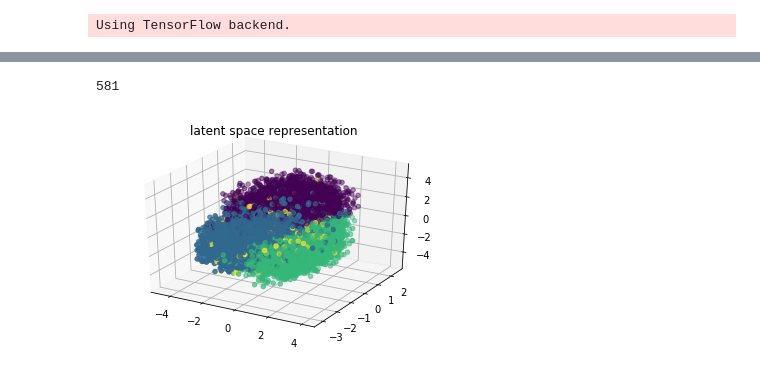
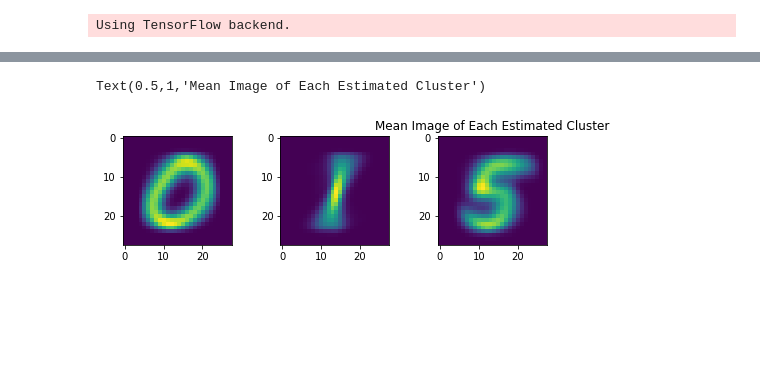
Before and after one commit to QingyuZhao/TruncatedGaussianMixtureVAE, a Jupyter notebook: mnist.ipynb, the cells around one changed output, grey strips where cells are left out. Cells and saved outputs as stored; diff of their text form; code cells hidden in the pictures; blank space fills up the shorter version.

```diff
--- a/mnist.ipynb
+++ b/mnist.ipynb
@@ -219,7 +239,6 @@ Epoch 50/50
 [z_mean, z_log_var, z, mu, c, c_outlier, pi] = encoder.predict([x_train,dummy_train],batch_size=batch_size)
 
 # estimate label
-
 labels = np.zeros(x_train.shape[0])
 for i in range(0, x_train.shape[0]):
     max_prob = np.max(np.multiply(c[i,:],c_outlier[i,0]))
@@ -228,15 +247,24 @@ for i in range(0, x_train.shape[0]):
         labels[i] = idx
     else:
         labels[i] = class_num
-
-# plot latent space
-#%matplotlib notebook
-fig = plt.figure()
-ax = fig.add_subplot(111, projection='3d')
-ax.scatter(z_mean[:, 0], z_mean[:, 1],z_mean[:,2], c=labels)
-ax.axis('equal')
-plt.title('latent space representation')
-np.sum(labels == 3)
-# %% [output]
-581
-[figure, removed]
+# %%
+dist = np.zeros(3)
+labels_new = np.zeros((x_train.shape[0],)) + 3
+
+# matched estimated cluster with ground-truth cluster
+for i in range(0,3):
+    mean_est = np.mean(x_train[labels == i,:], axis = 0)
+    for j in range(0,3):
+       dist[j] = np.linalg.norm(mean_train[j,:]-mean_est)
+
+    idx_shuffle = np.argmin(dist)
+    labels_new[labels == i] = idx_shuffle
+
+fig = plt.figure(figsize=(8,2))
+for i in range(3):
+    ax = fig.add_subplot(1,3,i+1)
+    ax.imshow(np.reshape(np.mean(x_train[labels_new == i,:],axis=0),[28,28]))
+plt.title("Mean Image of Each Estimated Cluster")
+# %% [output]
+Text(0.5,1,'Mean Image of Each Estimated Cluster')
+[figure, added]
```
Also changed, not shown: parts of 5 cells of this notebook, 1 other file.
